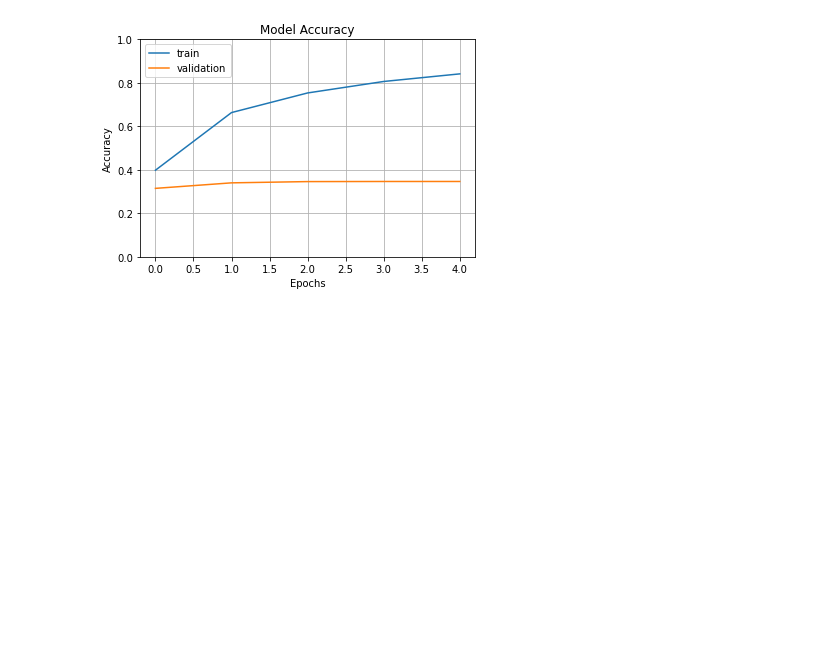
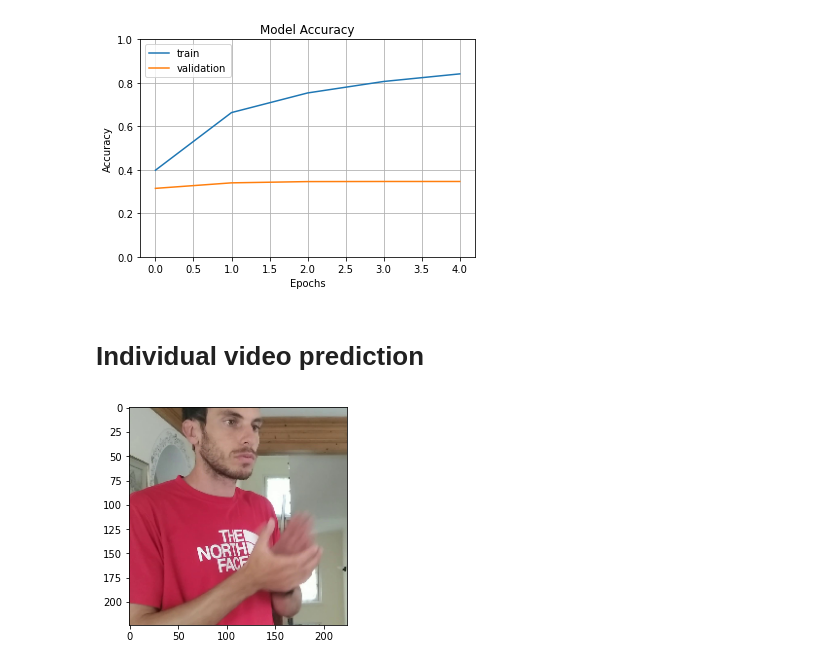
Before and after one commit to giocoal/hmdb51-two-stream-action-recognition, a Jupyter notebook: spatial_stream_cnn_finetuned.ipynb, the cells around one changed output. Cells and saved outputs as stored; diff of their text form; code cells hidden in the pictures; blank space fills up the shorter version.

```diff
--- a/spatial_stream_cnn_finetuned.ipynb
+++ b/spatial_stream_cnn_finetuned.ipynb
@@ -315,3 +309,5 @@ plt.savefig('./Plots/resnet2_1.png')
 plt.show()
 # %% [output]
 [figure]
+# %% [markdown]
+# Individual video prediction
@@ -317,0 +344,13 @@ plt.show()
+# %%
+from tensorflow.keras.preprocessing import image
+
+
+img = image.load_img('C:\\Users\\gianl\\Desktop\\VID_20220830_115011_2\\frame_7.jpg', target_size=(224, 224))
+
+plt.imshow(img)
+plt.show()
+
+
+#model.predict_classes()
+# %% [output]
+[figure, added]
```
Also changed, not shown: parts of 11 cells of this notebook.
